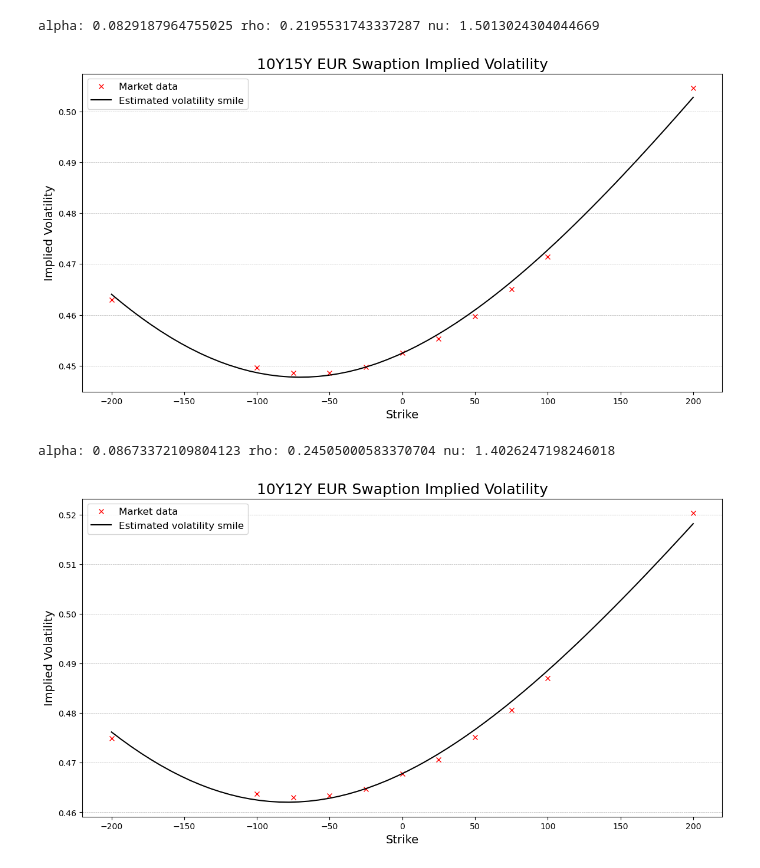
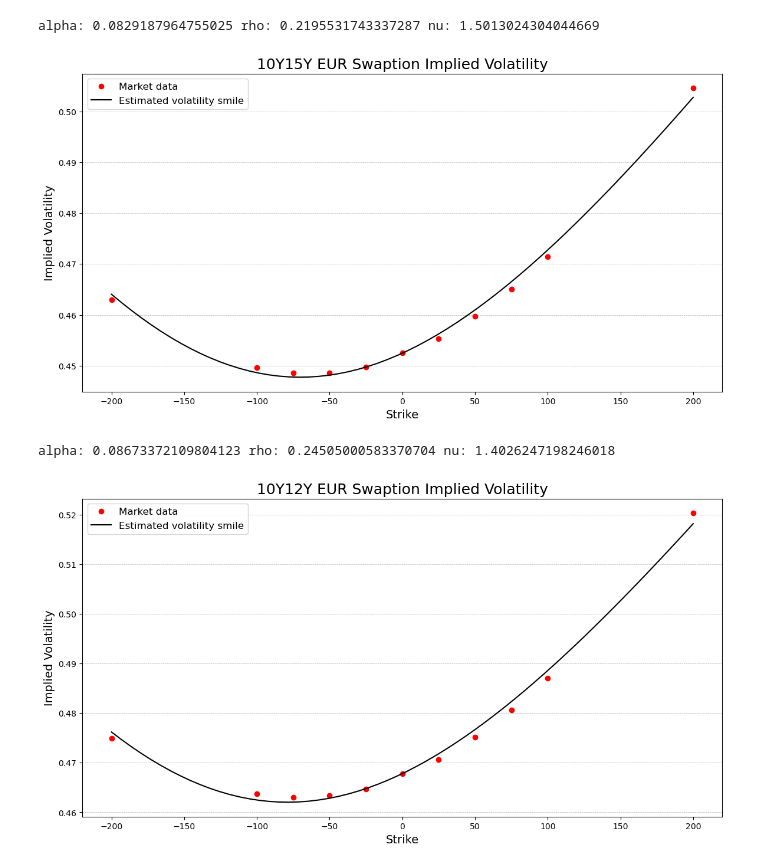
Before and after one commit to NannaOhrt/master_thesis, a Jupyter notebook: main/code/cal_parm_SABR.ipynb, the cells around one changed output. Drawn from its saved outputs; the diff is of its cells as text; code cells hidden in the pictures.

```diff
--- a/main/code/cal_parm_SABR.ipynb
+++ b/main/code/cal_parm_SABR.ipynb
@@ -149,35 +149,35 @@ alpha: 0.07980335280568916 rho: 0.20417036723169854 nu: 1.4649390675883547
 beta = 0.5
 sigmas2 = np.array([0.46292,	0.44963,	0.44859,	0.44862,	0.44974,
                     0.45247,	0.45530,	0.45970,	0.46509,	0.47143,	0.50457])
 strikes_in_bps = np.array([-200,-100,-75,-50,-25,0,25,50,75,100,200])
 t_exp = 10
 tenor = 15
 atm_sigma = 0.45247
 f = 0.265454
 guess = [0.01, 10,-0.5]
 strikes = f + strikes_in_bps*0.0001
 #Calling the SABR_calibration function defined below to return the parameters.
 alpha, nu, rho = SABR_calibration(f, t_exp, atm_sigma, beta, strikes, sigmas2, guess)
 
 print("alpha:",alpha,"rho:",rho, "nu:", nu)
 Ks_in_bps = np.linspace(-200,200,60)
 Ks = f + Ks_in_bps*0.0001
 vols_from_Ks = SABR_market_vol(Ks,f,t_exp,alpha,beta,nu,rho)
 
 fig, ax = plt.subplots(figsize=(14, 7))
-plt.plot(strikes_in_bps, sigmas2, 'x', color = 'red', label = 'Market data')
+plt.plot(strikes_in_bps, sigmas2, 'o', color = 'red', label = 'Market data')
 plt.plot(Ks_in_bps,vols_from_Ks, color = 'black', label= 'Estimated volatility smile')
 plt.xlabel("Strike",fontsize=14)
 plt.ylabel("Implied Volatility", fontsize=14)
 plt.title("10Y15Y EUR Swaption Implied Volatility", fontsize=18)
 plt.legend(fontsize=12)
 plt.grid(axis='y', linestyle='--', linewidth=0.5)
 plt.savefig("/Users/nannaingemannohrt/Desktop/master_thesis/main/plots/10Y15Y_est.png")
 plt.show()
 plt.close()
 # %% [output]
 alpha: 0.0829187964755025 rho: 0.2195531743337287 nu: 1.5013024304044669
-[figure, old version]
+[figure, new version]
 # %%
 #10Y12Y 2024
 beta = 0.5
@@ -199,7 +199,7 @@ Ks = f + Ks_in_bps*0.0001
 vols_from_Ks = SABR_market_vol(Ks,f,t_exp,alpha,beta,nu,rho)
 
 fig, ax = plt.subplots(figsize=(14, 7))
-plt.plot(strikes_in_bps, sigmas3, 'x', color = 'red', label = 'Market data')
+plt.plot(strikes_in_bps, sigmas3, 'o', color = 'red', label = 'Market data')
 plt.plot(Ks_in_bps,vols_from_Ks, color = 'black', label= 'Estimated volatility smile')
 plt.xlabel("Strike",fontsize=14)
 plt.ylabel("Implied Volatility", fontsize=14)
@@ -211,7 +211,7 @@ plt.show()
 plt.close()
 # %% [output]
 alpha: 0.08673372109804123 rho: 0.24505000583370704 nu: 1.4026247198246018
-[figure, old version]
+[figure, new version]
 # %%
 #10Y10Y 2024
 beta = 0.5
```
Also changed, not shown: parts of 8 cells of this notebook, 14 other files.
